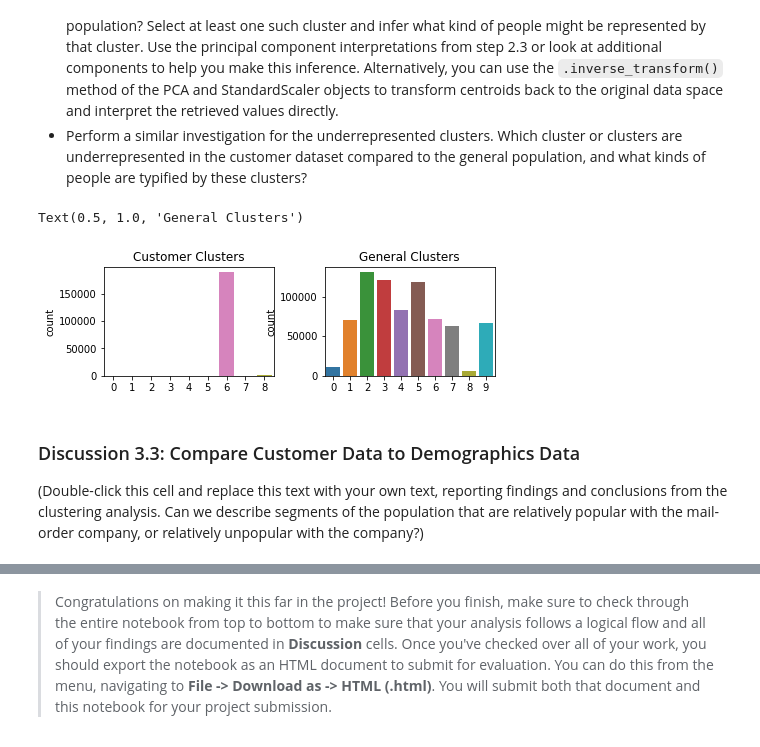
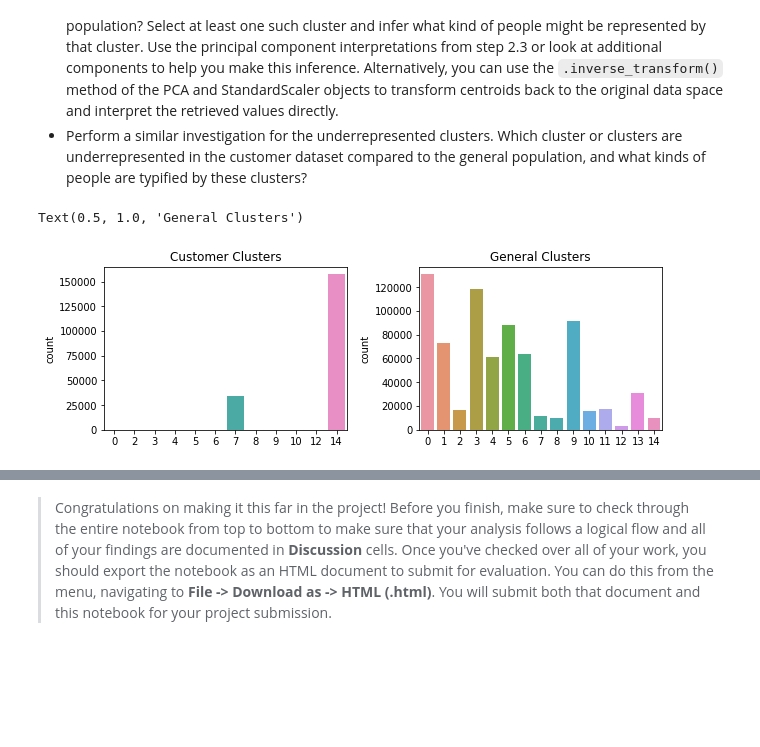
Before and after one commit to sugeshmundayadan/Customer-Segment, a Jupyter notebook: Identify_Customer_Segments.ipynb, the cells around one changed output, grey strips where cells are left out. Cells and saved outputs as stored; diff of their text form; code cells hidden in the pictures; blank space fills up the shorter version.

```diff
--- a/Identify_Customer_Segments.ipynb
+++ b/Identify_Customer_Segments.ipynb
@@ -555,7 +557,7 @@ df.shape
 (742042, 109)
 # %%
 from sklearn.preprocessing import StandardScaler
-ss = StandardScaler(with_mean=False, with_std=True)
+ss = StandardScaler()
 
 df = pd.DataFrame(ss.fit_transform(df), columns = df.columns)
 # %%
@@ -722,9 +719,10 @@ plt.title('Score vs. Number of clusters');
 # %%
 # Re-fit the k-means model with the selected number of clusters and obtain
 # cluster predictions for the general population demographics data.
-kmeans = KMeans(n_clusters = 10)
+kmeans = KMeans(n_clusters = 15)
 model = kmeans.fit(df_var)
 score_new=model.predict(df_var)
+#model.cluster_centers_
 # %%
 score_new
 # %% [output]
@@ -838,18 +836,21 @@ Take a look at the following points in this step:
 # %%
 # Compare the proportion of data in each cluster for the customer data to the
 # proportion of data in each cluster for the general population.
 import matplotlib.pyplot as plt
-figure, axs = plt.subplots(nrows=1, ncols=2, figsize = (7,2))
+plt.style.use('default')
+%matplotlib inline
+
+figure, axs = plt.subplots(nrows=1, ncols=2, figsize = (10,3))
+
 figure.subplots_adjust(hspace = 1, wspace=.3)
-#cust_cldf = pd.DataFrame (Customer_cluster, columns = ['customers_cluster'])
-
+cust_cldf = pd.DataFrame (Customer_cluster, columns = ['customers_cluster'])
 sns.countplot(Customer_cluster, ax=axs[0])
 axs[0].set_title('Customer Clusters')
 sns.countplot(score_new, ax=axs[1])
 axs[1].set_title('General Clusters')
 # %% [output]
 Text(0.5, 1.0, 'General Clusters')
-[figure, old version]
+[figure, new version]
 # %%
 # What kinds of people are part of a cluster that is overrepresented in the
 # customer data compared to the general population?
@@ -859,4 +866,0 @@ Text(0.5, 1.0, 'General Clusters')
-# %% [markdown]
-### Discussion 3.3: Compare Customer Data to Demographics Data
-
-(Double-click this cell and replace this text with your own text, reporting findings and conclusions from the clustering analysis. Can we describe segments of the population that are relatively popular with the mail-order company, or relatively unpopular with the company?)
```
Also changed, not shown: parts of 24 cells of this notebook, 1 other file.
